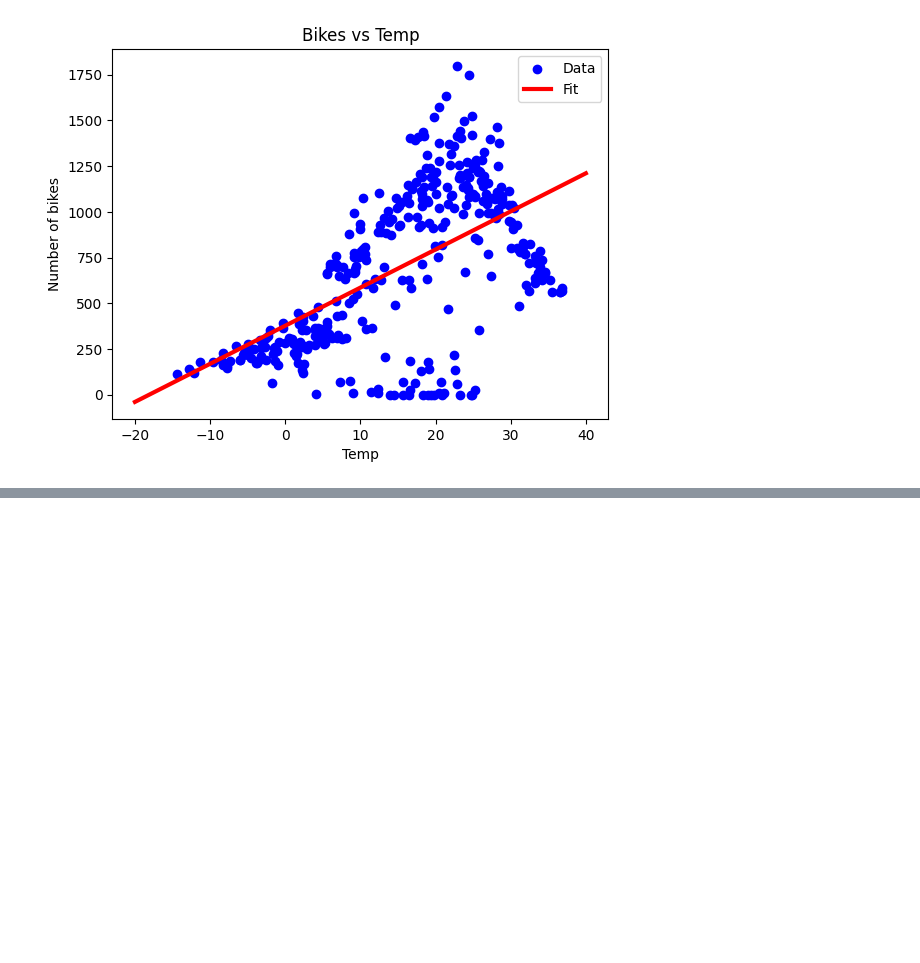
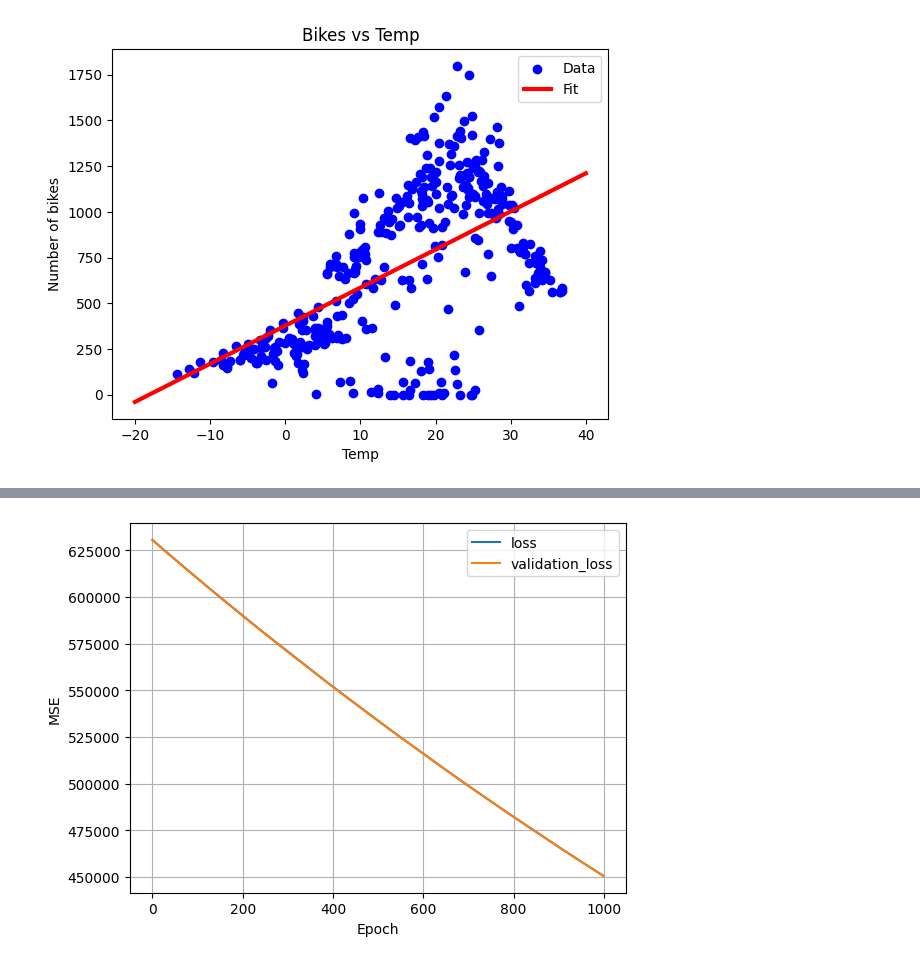
Before and after one commit to aks-ai/Predicting-Bike-Rentals-with-Regression-Neural-Networks, a Jupyter notebook: Bike_rental_demand_prediction.ipynb, the cells around one changed output, grey strips where cells are left out. Cells and saved outputs as stored; diff of their text form; code cells hidden in the pictures; blank space fills up the shorter version.

```diff
--- a/Bike_rental_demand_prediction.ipynb
+++ b/Bike_rental_demand_prediction.ipynb
@@ -224,0 +301,9 @@ plt.show()
+# %%
+# recording the mistake that I have done here, have kept the learning rate very low and since then the model is
+# learning very slowly or
+# this can be the case :The data might not be well-scaled or normalized, despite using a normalization layer.
+# Ensure that the features (in this case, temp) are properly scaled, as large feature values can lead to large losses.
+# increasing the learning rate, and then plotting(learning_rate=0.01 from 0.001)
+plot_loss(history)
+# %% [output]
+[figure, added]
```
Also changed, not shown: parts of 25 cells of this notebook.
